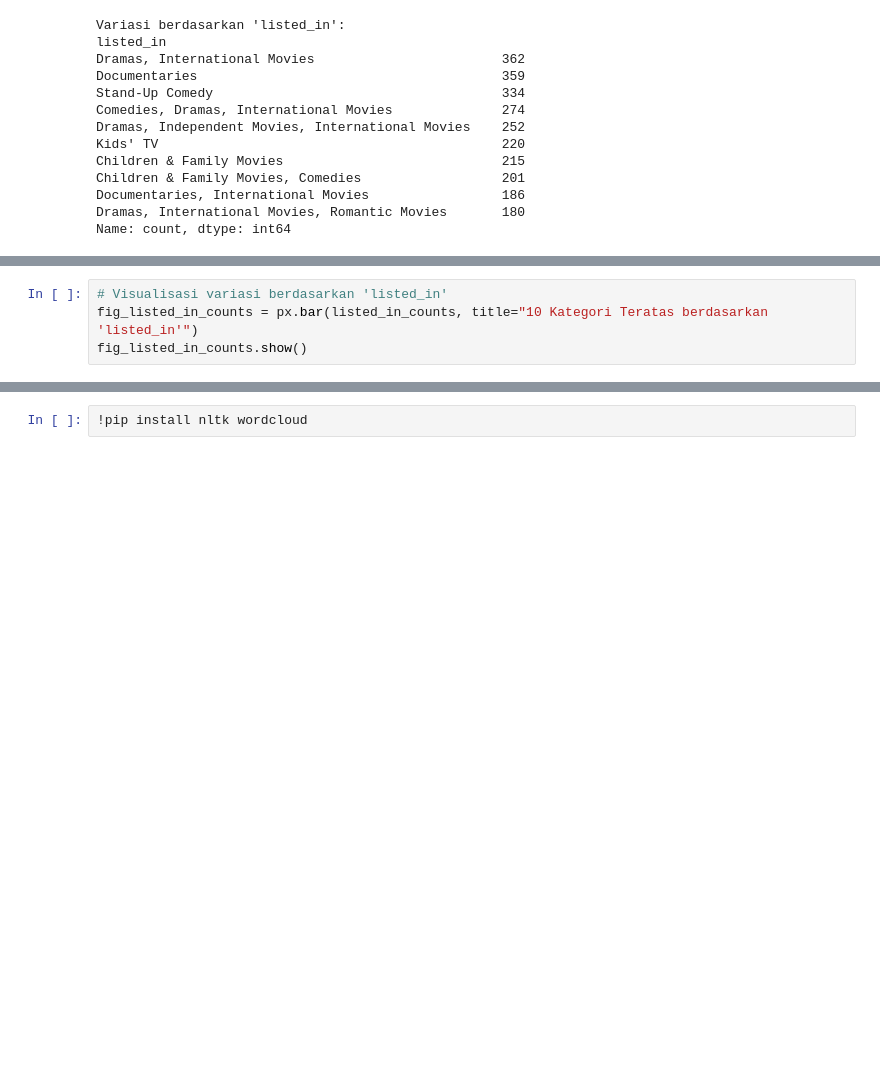
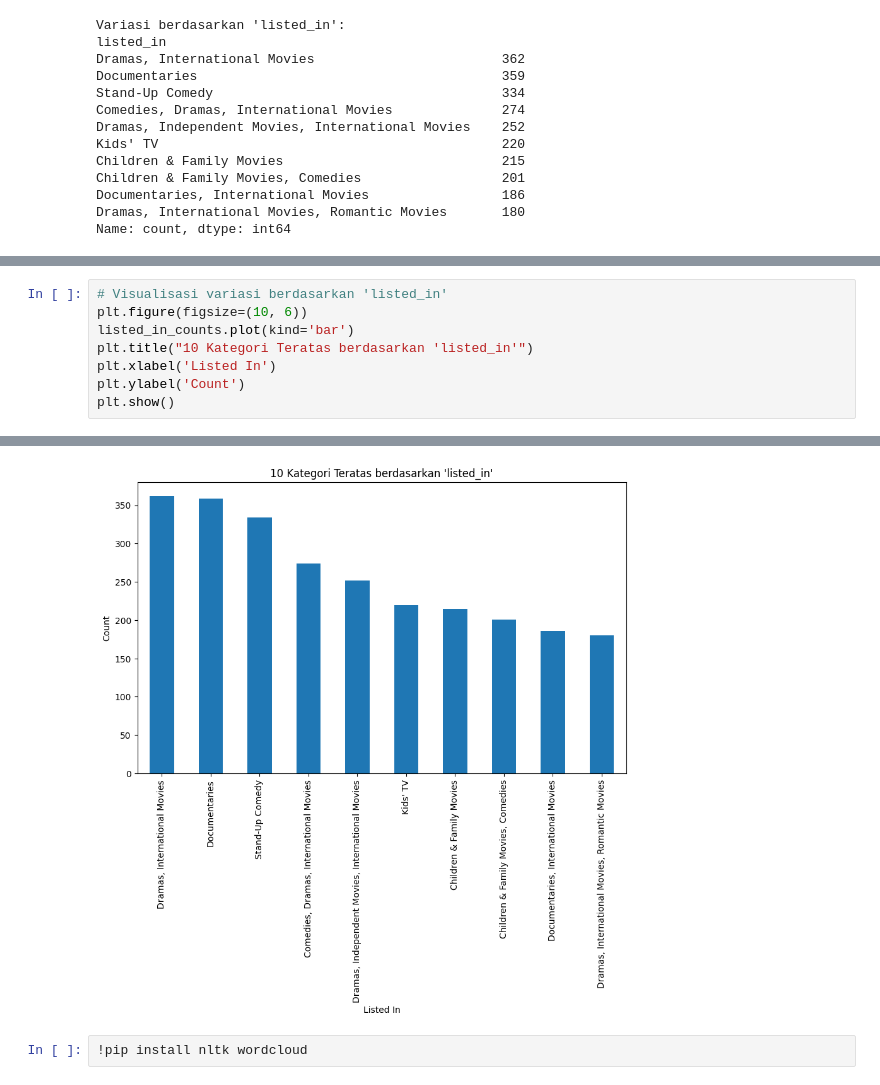
Before and after one commit to CiaThing/Data_Analytics_CiaThing, a Jupyter notebook: Data_Analyst_Netflix_Movie.ipynb, the cells around one changed output, grey strips where cells are left out. Cells and saved outputs as stored; diff of their text form; blank space fills up the shorter version.

```diff
--- a/Data_Analyst_Netflix_Movie.ipynb
+++ b/Data_Analyst_Netflix_Movie.ipynb
@@ -96,5 +104,9 @@ fig_country_counts.show()
 # %%
 # Visualisasi variasi berdasarkan 'listed_in'
-fig_listed_in_counts = px.bar(listed_in_counts, title="10 Kategori Teratas berdasarkan 'listed_in'")
-fig_listed_in_counts.show()
+plt.figure(figsize=(10, 6))
+listed_in_counts.plot(kind='bar')
+plt.title("10 Kategori Teratas berdasarkan 'listed_in'")
+plt.xlabel('Listed In')
+plt.ylabel('Count')
+plt.show()
 # %% [output]
@@ -102,3 +113,4 @@ fig_listed_in_counts.show()
+[figure, added]
 # %%
 !pip install nltk wordcloud
 # %% [output]
```
Also changed, not shown: parts of 6 cells of this notebook.
